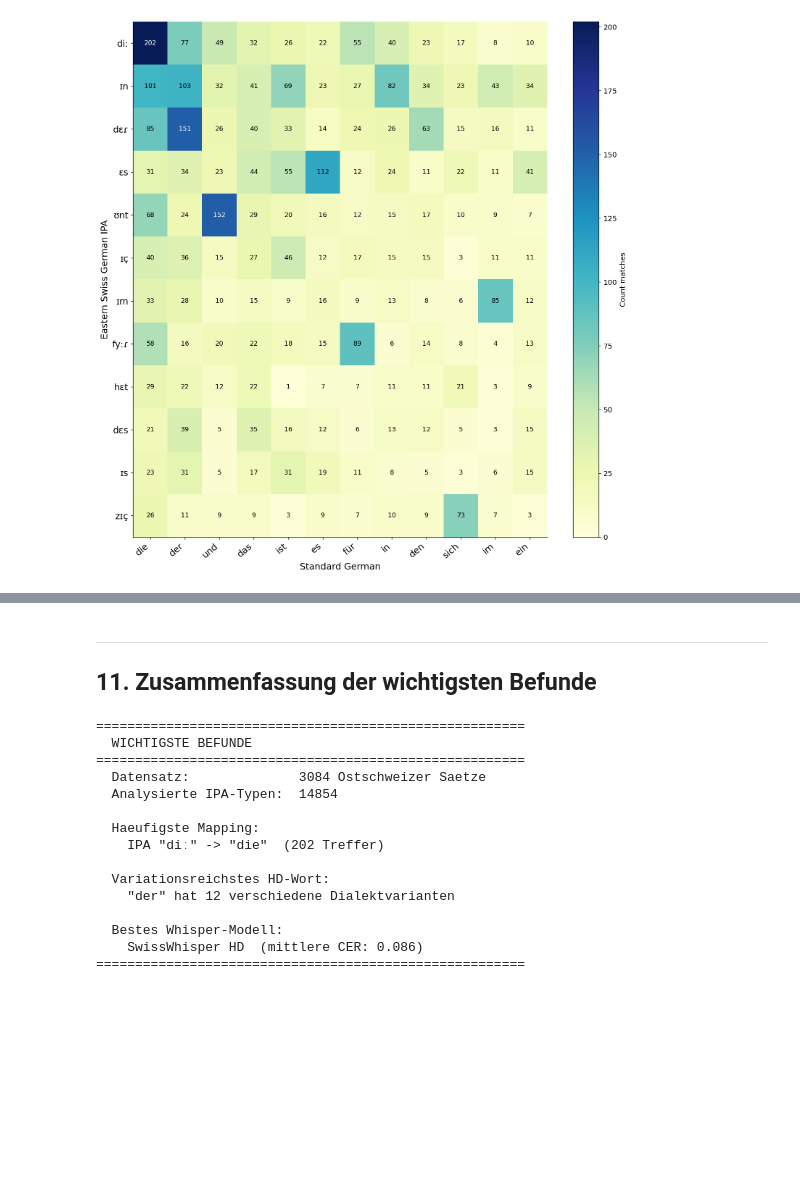
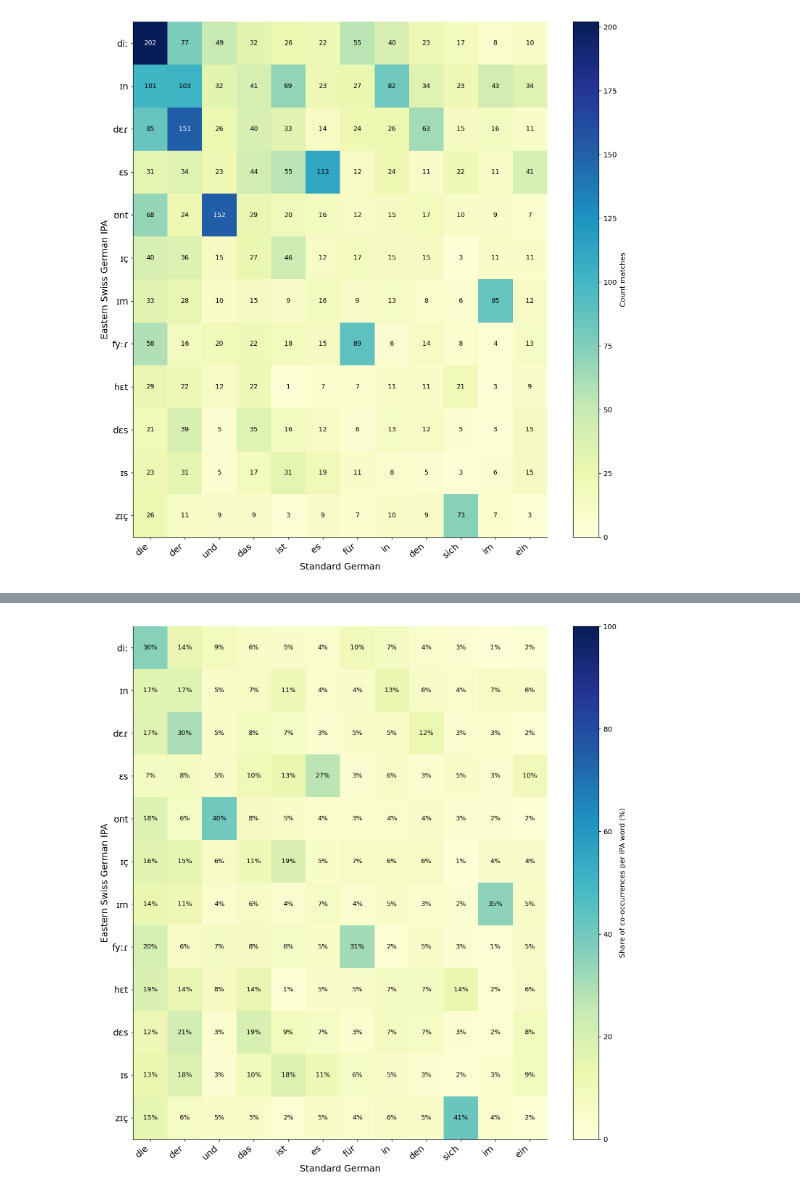
Before and after one commit to GwenVocat/NLP---Swiss-German-Dialect-Data, a Jupyter notebook: ergebnisse_visualisierung.ipynb, the cells around one changed output, grey strips where cells are left out. Saved outputs shown, nothing was run; the diff lists cells and outputs as text; code cells hidden in the pictures; blank space fills up the shorter version.

```diff
--- a/ergebnisse_visualisierung.ipynb
+++ b/ergebnisse_visualisierung.ipynb
@@ -951,42 +576,32 @@ else:
-# %% [markdown]
----
-## 11. Zusammenfassung der wichtigsten Befunde
-# %%
-best_model    = cer_df.mean().idxmin()
-best_cer_val  = cer_df.mean().min()
-most_var_word = variants.iloc[0]['Hochdeutsch_Zuordnung']
-most_var_n    = int(variants.iloc[0]['Varianten'])
-top1_ipa      = mapping.nlargest(1, 'Gemeinsame_Treffer').iloc[0]
-
-print('=' * 55)
-print('  WICHTIGSTE BEFUNDE')
-print('=' * 55)
-print(f'  Datensatz:              {len(ost_full)} Ostschweizer Saetze')
-print(f'  Analysierte IPA-Typen:  {len(word_mapping)}')
-print()
-print(f'  Haeufigste Mapping:')
-print(f'    IPA "{top1_ipa.IPA_Dialekt}" -> "{top1_ipa.Hochdeutsch_Zuordnung}"'
-      f'  ({int(top1_ipa.Gemeinsame_Treffer)} Treffer)')
-print()
-print(f'  Variationsreichstes HD-Wort:')
-print(f'    "{most_var_word}" hat {most_var_n} verschiedene Dialektvarianten')
-print()
-print(f'  Bestes Whisper-Modell:')
-print(f'    {best_model}  (mittlere CER: {best_cer_val:.3f})')
-print('=' * 55)
-# %% [output]
-=======================================================
-  WICHTIGSTE BEFUNDE
-=======================================================
-  Datensatz:              3084 Ostschweizer Saetze
-  Analysierte IPA-Typen:  14854
-
-  Haeufigste Mapping:
-    IPA "diː" -> "die"  (202 Treffer)
-
-  Variationsreichstes HD-Wort:
-    "der" hat 12 verschiedene Dialektvarianten
-
-  Bestes Whisper-Modell:
-    SwissWhisper HD  (mittlere CER: 0.086)
-=======================================================
+# %%
+# Rohe Co-Occurrence-Submatrix extrahieren
+sub_cooc = cooc_matrix[np.ix_(top12_ipa_idx, top12_hd_idx)].astype(float)
+
+# Zeilenweise normalisieren → Wert = Anteil dieses HD-Worts an allen
+# Co-Occurrences dieses IPA-Worts (Zeilensumme = 100%)
+row_sums = sub_cooc.sum(axis=1, keepdims=True)
+row_sums[row_sums == 0] = 1             # Division durch 0 verhindern
+sub_norm = sub_cooc / row_sums * 100    # in Prozent
+
+fig, ax = plt.subplots(figsize=(12, 12))
+im = ax.imshow(sub_norm, cmap='YlGnBu', aspect='auto', vmin=0, vmax=100)
+
+ax.set_xticks(range(len(top12_hd)))
+ax.set_xticklabels(top12_hd, rotation=40, ha='right', fontsize=14)
+ax.set_yticks(range(len(top12_ipa)))
+ax.set_yticklabels(top12_ipa, fontsize=14)
+ax.set_xlabel('Standard German', fontsize=14)
+ax.set_ylabel('Eastern Swiss German IPA', fontsize=14)
+
+for i in range(len(top12_ipa)):
+    for j in range(len(top12_hd)):
+        val = sub_norm[i, j]
+        if val > 0:
+            ax.text(j, i, f'{val:.0f}%', ha='center', va='center',
+                    fontsize=10, color='black' if val < 60 else 'white')
+
+plt.colorbar(im, ax=ax, label='Share of co-occurrences per IPA word (%)')
+plt.tight_layout()
+plt.show()
+# %% [output]
+[figure, added]
```
Also changed, not shown: parts of 16 cells of this notebook.
